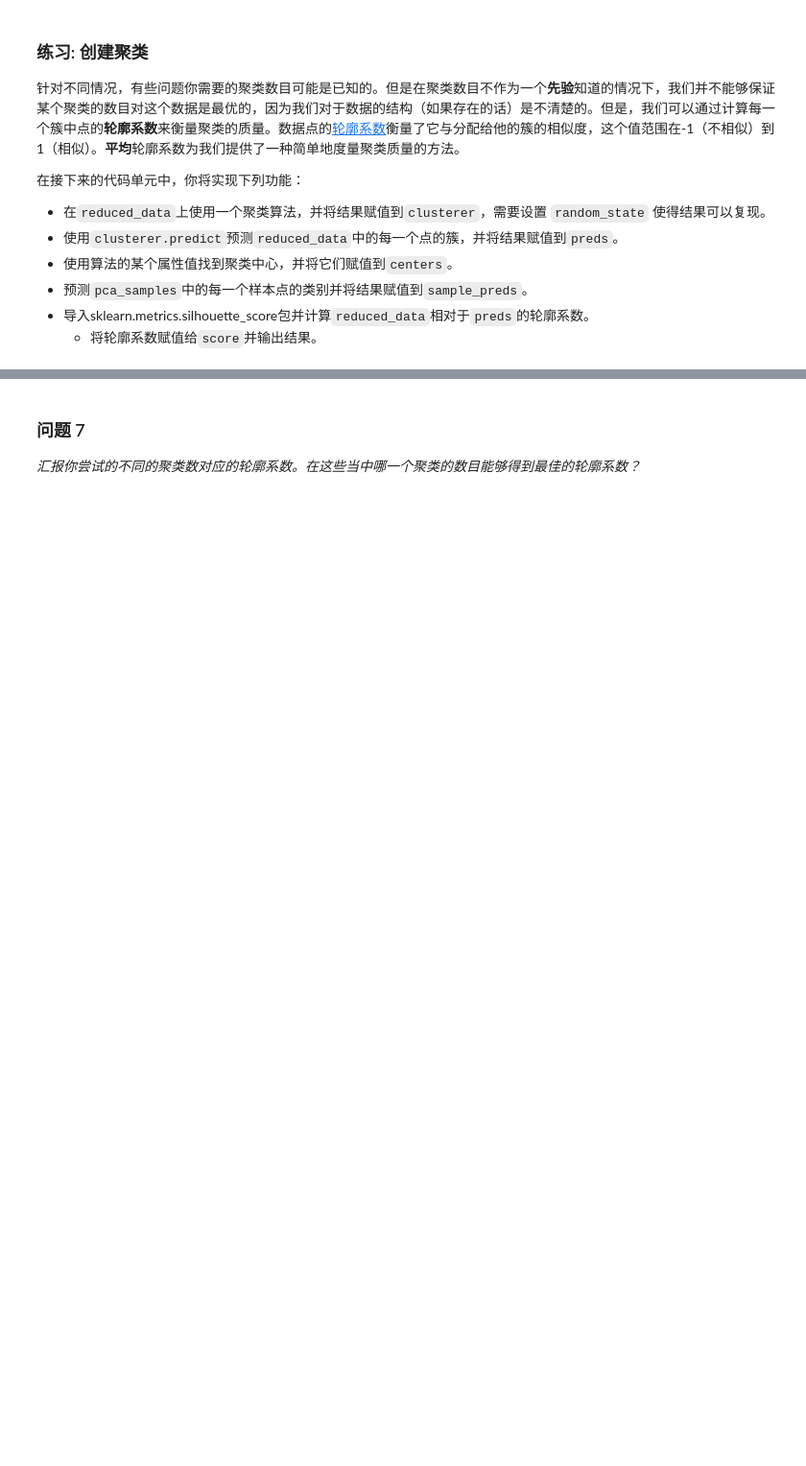
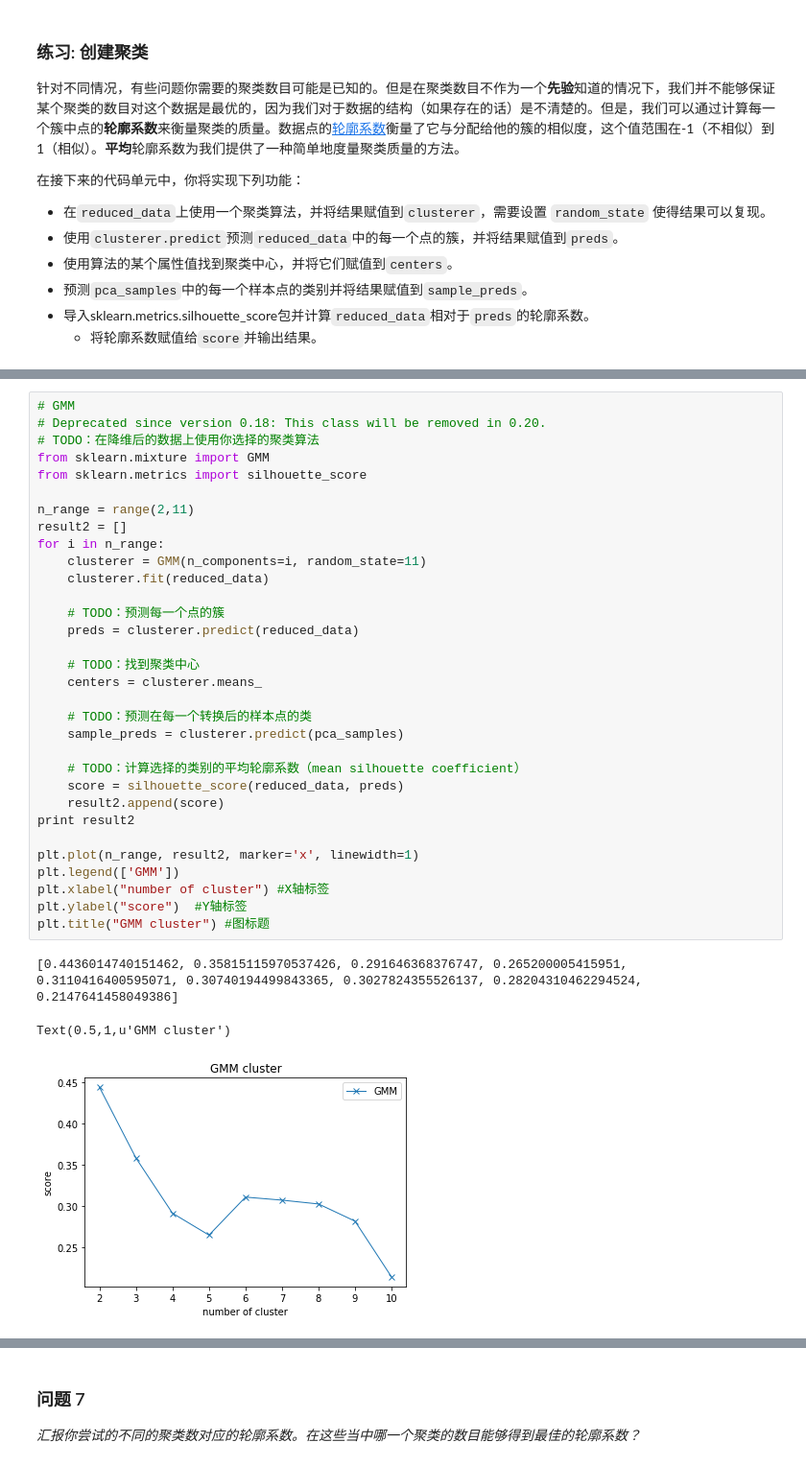
Before and after one commit to le773/PythonDebug, a Jupyter notebook: Q2/creating_customer_segments/customer_segments.ipynb, the cells around one changed output, grey strips where cells are left out. Shown at 96% size. Cells and saved outputs as stored; diff of their text form; blank space fills up the shorter version.

```diff
--- a/Q2/creating_customer_segments/customer_segments.ipynb
+++ b/Q2/creating_customer_segments/customer_segments.ipynb
@@ -554,0 +657,36 @@ score = None
+# %%
+# GMM
+# Deprecated since version 0.18: This class will be removed in 0.20.
+# TODO：在降维后的数据上使用你选择的聚类算法
+from sklearn.mixture import GMM
+from sklearn.metrics import silhouette_score
+
+n_range = range(2,11)
+result2 = []
+for i in n_range:
+    clusterer = GMM(n_components=i, random_state=11)
+    clusterer.fit(reduced_data)
+
+    # TODO：预测每一个点的簇
+    preds = clusterer.predict(reduced_data)
+
+    # TODO：找到聚类中心
+    centers = clusterer.means_
+
+    # TODO：预测在每一个转换后的样本点的类
+    sample_preds = clusterer.predict(pca_samples)
+
+    # TODO：计算选择的类别的平均轮廓系数（mean silhouette coefficient）
+    score = silhouette_score(reduced_data, preds)
+    result2.append(score)
+print result2
+
+plt.plot(n_range, result2, marker='x', linewidth=1)
+plt.legend(['GMM'])
+plt.xlabel("number of cluster") #X轴标签
+plt.ylabel("score")  #Y轴标签
+plt.title("GMM cluster") #图标题
+# %% [output]
+[0.4436014740151462, 0.35815115970537426, 0.291646368376747, 0.265200005415951, 0.3110416400595071, 0.30740194499843365, 0.3027824355526137, 0.28204310462294524, 0.2147641458049386]
+Text(0.5,1,u'GMM cluster')
+[figure, added]
```
Also changed, not shown: parts of 32 cells of this notebook, 3 other files.
